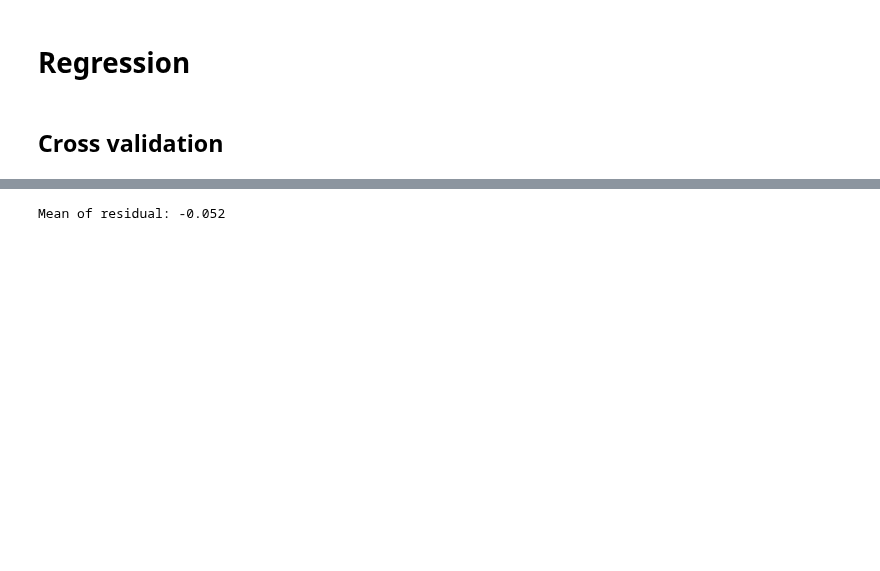
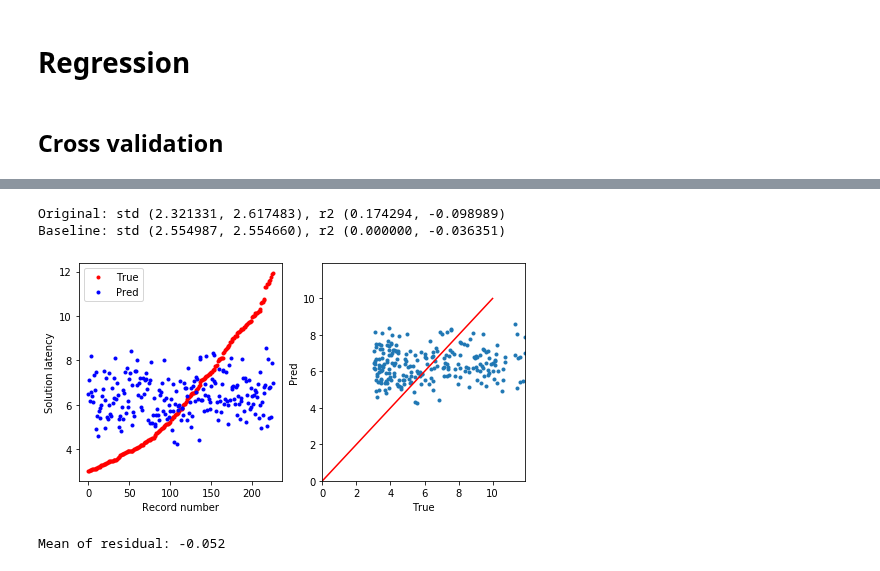
Before and after one commit to hundredball/Math24, a Jupyter notebook: Ginny_ERSP/ERSP_binary_classification.ipynb, the cells around one changed output, grey strips where cells are left out. Drawn from its saved outputs; the diff is of its cells as text; code cells hidden in the pictures; blank space fills up the shorter version.

```diff
--- a/Ginny_ERSP/ERSP_binary_classification.ipynb
+++ b/Ginny_ERSP/ERSP_binary_classification.ipynb
@@ -392,10 +393,10 @@ def regression(X_train, Y_train, X_test, Y_test, regressor):
 # %%
 mode_cv = 'KFold'
 #aug_methods = ['Original', 'undersampling', 'SMOTER', 'add_noise']
-aug_methods = ['Original', 'SMOTER']
+aug_methods = ['Original']
 center_flag = True
 method = 2
-rgr_method = 3
+rgr_method = 1
 num_results = len(aug_methods)
 
 if mode_cv == 'KFold':
@@ -424,7 +425,7 @@ for i, (train_index, test_index) in enumerate(kf.split(ERSP_all)):
     print('---Iteration %d---\n'%(i))
 
     # Standardize data
-    X_all, Y = preprocessing.standardize(ERSP_all, tmp_all, train_indices=train_index, threshold=5.0)
+    X_all, Y = preprocessing.standardize(ERSP_all, tmp_all, train_indices=train_index, threshold=0.0)
 
     '''
     # Select correlated ERSP
@@ -645,8 +530,13 @@ for i, aug_method in enumerate(aug_methods):
 
 print('Baseline: std (%f, %f), r2 (%f, %f)'%(np.mean(train_base), np.mean(test_base), np.mean(train_base_r2)
                                             , np.mean(test_base_r2)))
+# %% [output]
+Original: std (2.321331, 2.617483), r2 (0.174294, -0.098989)
+Baseline: std (2.554987, 2.554660), r2 (0.000000, -0.036351)
 # %%
-plot_scatter(true_Y, pred_Y[:,1])
+plot_scatter(true_Y, pred_Y[:,0])
+# %% [output]
+[figure, added]
 # %%
 plot_residual(true_Y, pred_Y[:,0])
 # %% [output]
```
Also changed, not shown: parts of 2 cells of this notebook, 7 other files.
